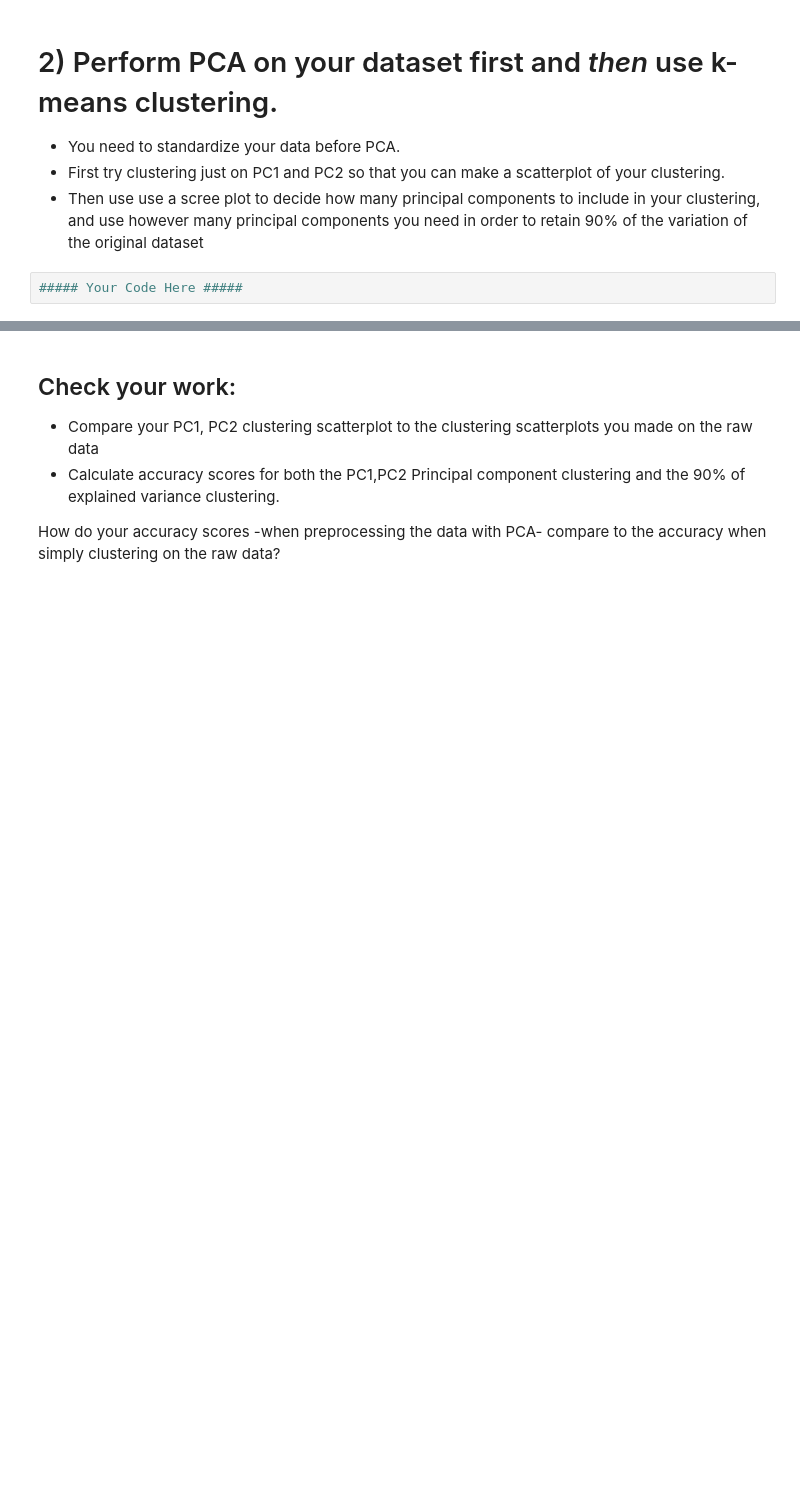
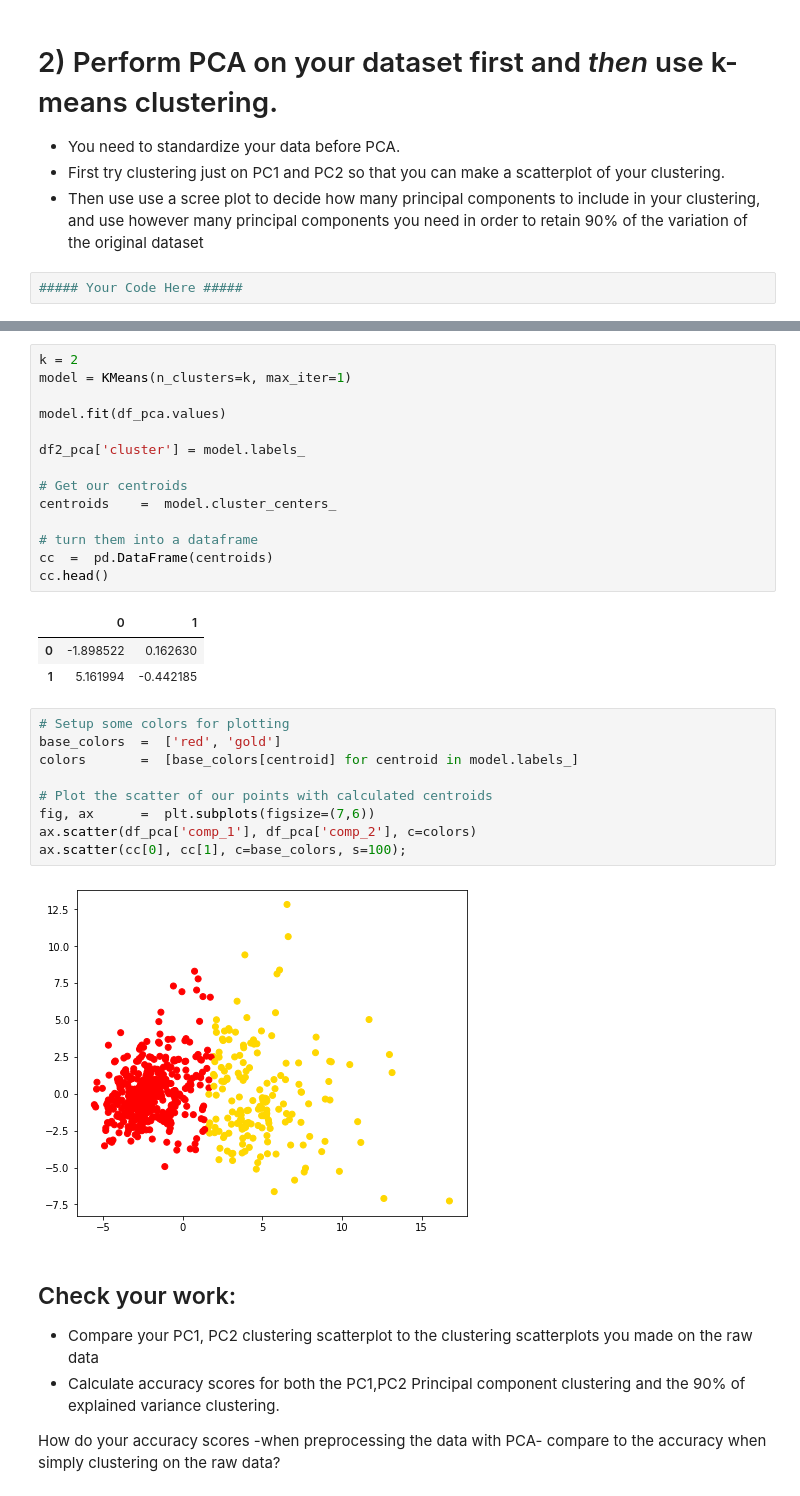
Before and after one commit to yestrella14/DS-Unit-1-Sprint-3-Linear-Algebra, a Jupyter notebook: LS_DS_134_Clustering_Assignment.ipynb, the cells around one changed output, grey strips where cells are left out. Drawn from its saved outputs; the diff is of its cells as text; blank space fills up the shorter version.

```diff
--- a/LS_DS_134_Clustering_Assignment.ipynb
+++ b/LS_DS_134_Clustering_Assignment.ipynb
@@ -179,3 +236,32 @@ df4.sample(5)
+# %%
+k = 2
+model = KMeans(n_clusters=k, max_iter=1)
+
+model.fit(df_pca.values)
+
+df2_pca['cluster'] = model.labels_
+
+# Get our centroids
+centroids    =  model.cluster_centers_
+
+# turn them into a dataframe
+cc  =  pd.DataFrame(centroids)
+cc.head()
+# %% [output]
+|  | 0 | 1 |
+| 0 | -1.898522 | 0.162630 |
+| 1 | 5.161994 | -0.442185 |
+# %%
+# Setup some colors for plotting
+base_colors  =  ['red', 'gold']
+colors       =  [base_colors[centroid] for centroid in model.labels_]
+
+# Plot the scatter of our points with calculated centroids
+fig, ax      =  plt.subplots(figsize=(7,6))
+ax.scatter(df_pca['comp_1'], df_pca['comp_2'], c=colors)
+ax.scatter(cc[0], cc[1], c=base_colors, s=100);
+# %% [output]
+[figure, added]
 # %% [markdown]
 ## Check your work:
 
```
Also changed, not shown: parts of 7 cells of this notebook.
